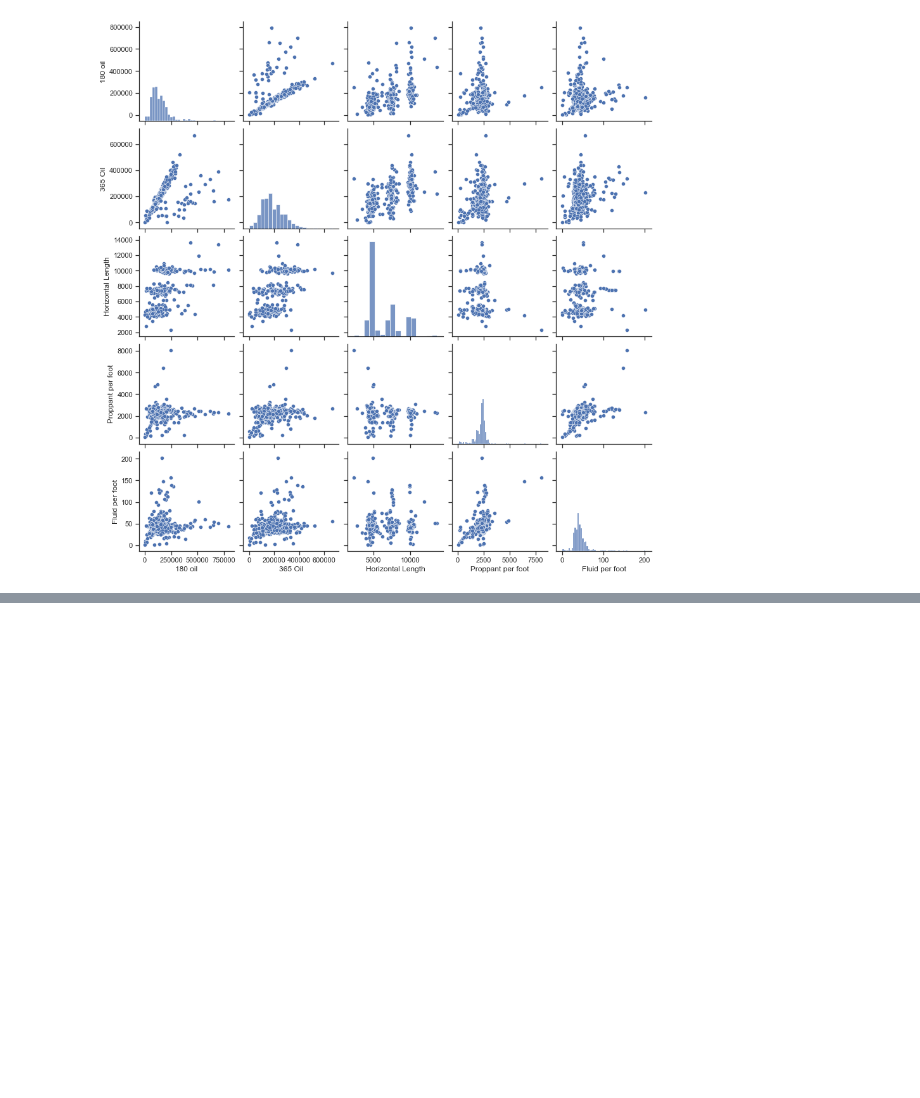
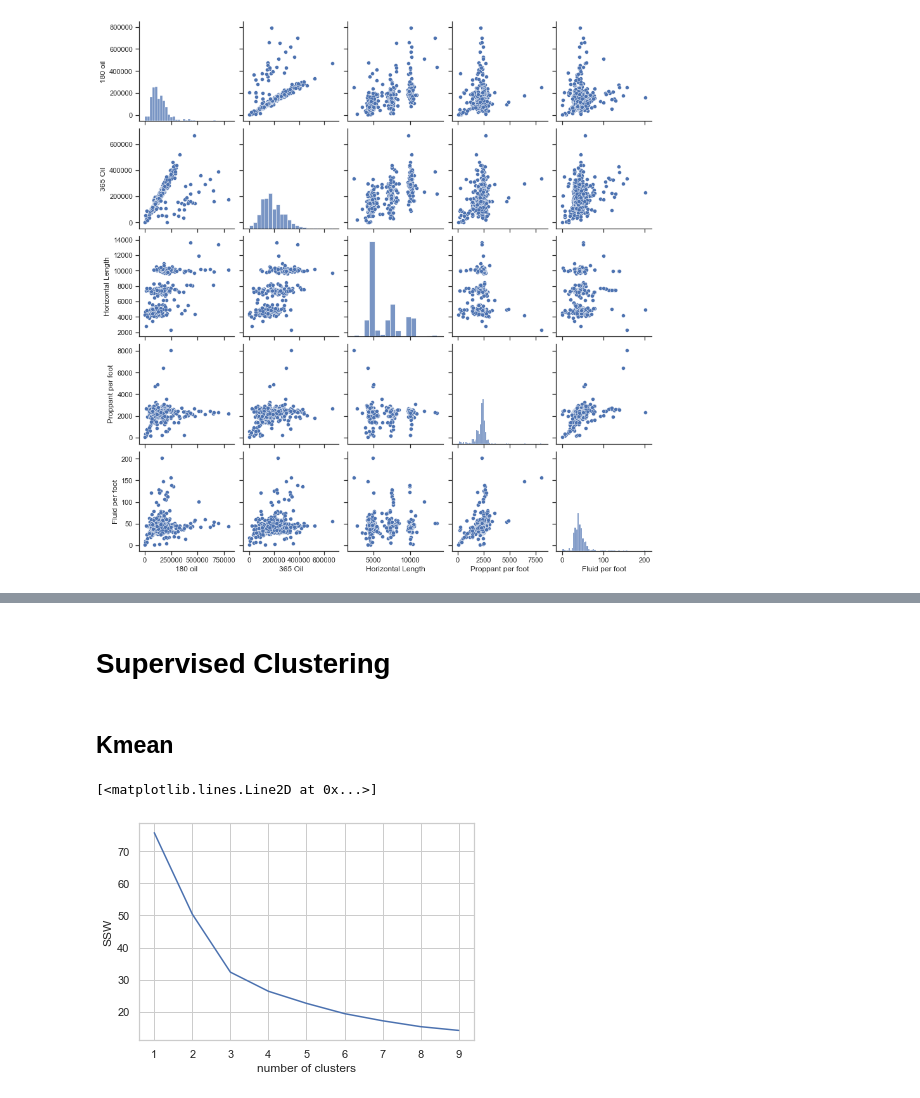
Before and after one commit to mjkhalaf/wolfcamp_DSA, a Jupyter notebook: hf.ipynb, the cells around one changed output, grey strips where cells are left out. Drawn from its saved outputs; the diff is of its cells as text; code cells hidden in the pictures; blank space fills up the shorter version.

Commit message:
kmean model was created using the dummy variables and another without them

```diff
--- a/hf.ipynb
+++ b/hf.ipynb
@@ -88,0 +126,34 @@ sns.pairplot(df[[ '180 oil', '365 Oil','Horizontal Length','Proppant per foot',
+# %%
+from sklearn.cluster import KMeans
+from sklearn.preprocessing import MinMaxScaler
+
+df_clean = df [['180 oil', '365 Oil', 'Proppant per foot','Horizontal Length',
+       'Fluid per foot', 'slickwater', 'water/gel']]
+
+scaler = MinMaxScaler(feature_range=(0, 1))
+
+df_minmax = scaler.fit_transform(df_clean)
+# %% [markdown]
+# Supervised Clustering
+# %% [markdown]
+## Kmean
+# %%
+SSW = np.zeros(10)
+
+for k in range(1,10):
+
+    kmeans_for_Core = KMeans(n_clusters = k, random_state=42).fit(df_minmax)
+
+    SSW[k] = kmeans_for_Core.inertia_
+# %%
+%matplotlib inline
+import matplotlib
+import matplotlib.pyplot as plt
+
+clusters = range(1, 10)
+plt.ylabel('SSW')
+plt.xlabel('number of clusters')
+plt.plot(clusters, SSW[1:10])
+# %% [output]
+[<matplotlib.lines.Line2D at 0x...>]
+[figure, added]
```
Also changed, not shown: parts of 14 cells of this notebook.
